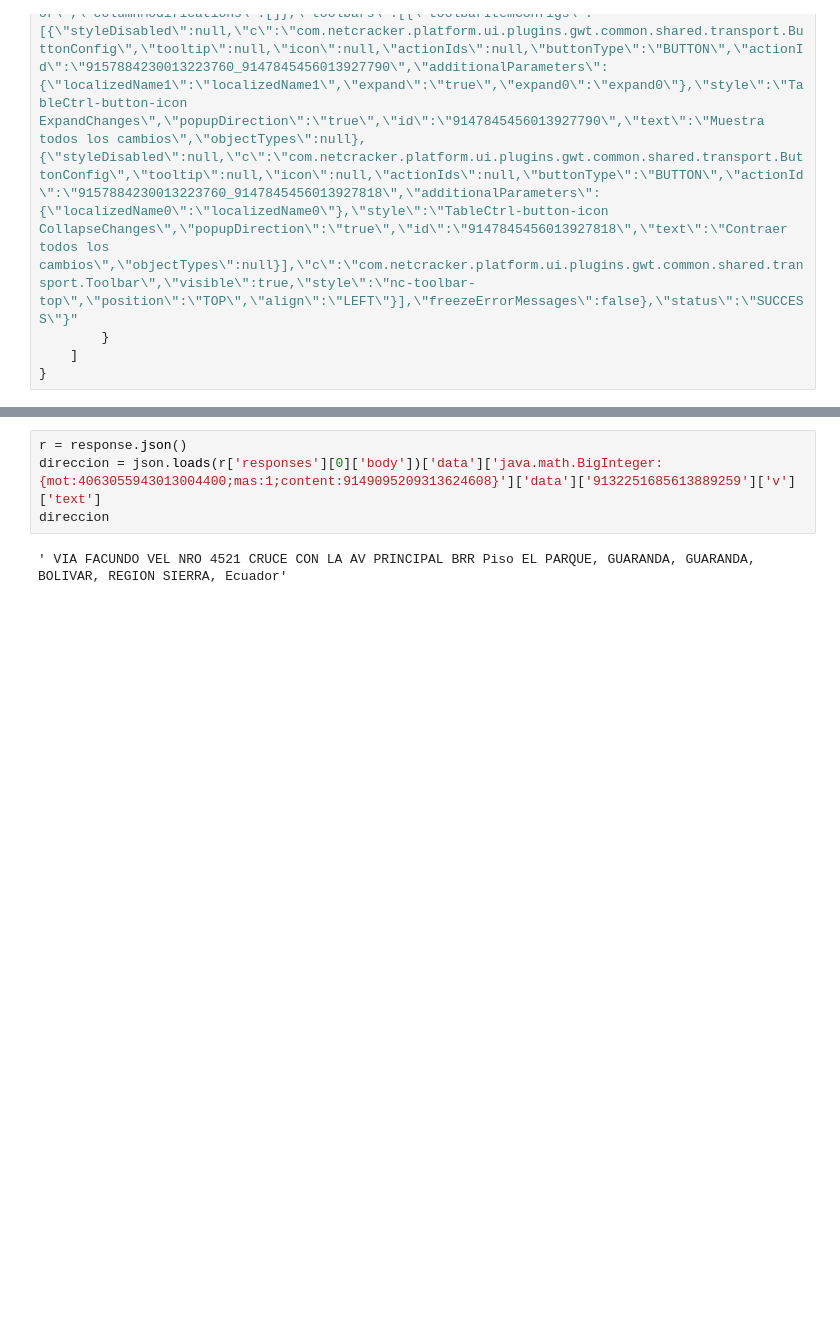
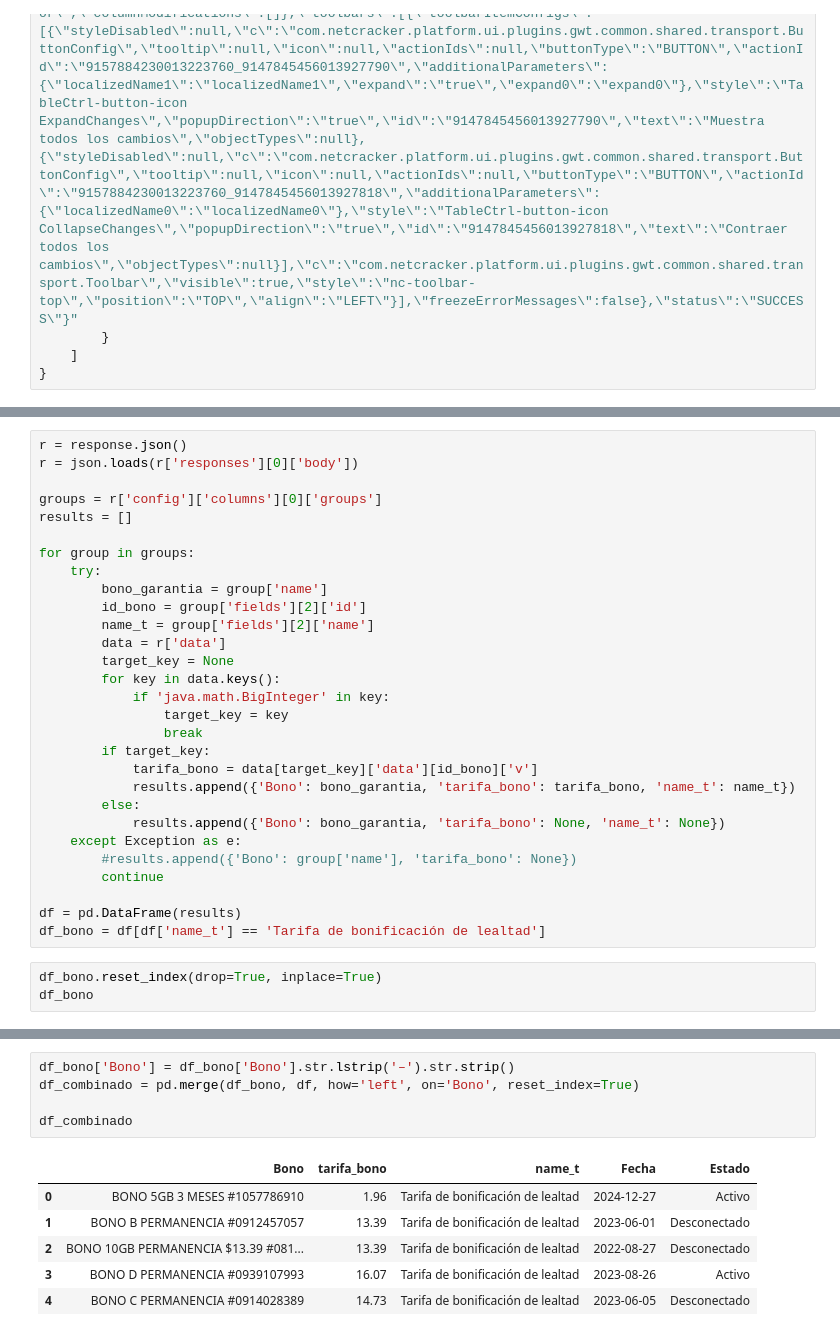
Before and after one commit to Jaimendo99/moviAPI, a Jupyter notebook: prueba.ipynb, the cells around one changed output, grey strips where cells are left out. Saved outputs shown, nothing was run; the diff lists cells and outputs as text; blank space fills up the shorter version.

```diff
--- a/prueba.ipynb
+++ b/prueba.ipynb
@@ -359,0 +503,32 @@ tipo_de_contacto
+# %%
+r = response.json()
+r = json.loads(r['responses'][0]['body'])
+
+groups = r['config']['columns'][0]['groups']
+results = []
+
+for group in groups:
+    try:
+        bono_garantia = group['name']
+        id_bono = group['fields'][2]['id']
+        name_t = group['fields'][2]['name']
+        data = r['data']
+        target_key = None
+        for key in data.keys():
+            if 'java.math.BigInteger' in key:
+                target_key = key
+                break
+        if target_key:
+            tarifa_bono = data[target_key]['data'][id_bono]['v']
+            results.append({'Bono': bono_garantia, 'tarifa_bono': tarifa_bono, 'name_t': name_t})
+        else:
+            results.append({'Bono': bono_garantia, 'tarifa_bono': None, 'name_t': None})
+    except Exception as e:
+        #results.append({'Bono': group['name'], 'tarifa_bono': None})
+        continue
+
+df = pd.DataFrame(results)
+df_bono = df[df['name_t'] == 'Tarifa de bonificación de lealtad']
+# %%
+df_bono.reset_index(drop=True, inplace=True)
+df_bono
@@ -485,6 +632,12 @@ print(response.text)
-# %%
-r = response.json()
-direccion = json.loads(r['responses'][0]['body'])['data']['java.math.BigInteger:{mot:4063055943013004400;mas:1;content:9149095209313624608}']['data']['9132251685613889259']['v']['text']
-direccion
-# %% [output]
-' VIA FACUNDO VEL NRO 4521 CRUCE CON LA AV PRINCIPAL BRR Piso EL PARQUE, GUARANDA, GUARANDA, BOLIVAR, REGION SIERRA, Ecuador'
+# %%
+df_bono['Bono'] = df_bono['Bono'].str.lstrip('–').str.strip()
+df_combinado = pd.merge(df_bono, df, how='left', on='Bono', reset_index=True)
+
+df_combinado
+# %% [output]
+|  | Bono | tarifa_bono | name_t | Fecha | Estado |
+| 0 | BONO 5GB 3 MESES #1057786910 | 1.96 | Tarifa de bonificación de lealtad | 2024-12-27 | Activo |
+| 1 | BONO B PERMANENCIA #0912457057 | 13.39 | Tarifa de bonificación de lealtad | 2023-06-01 | Desconectado |
+| 2 | BONO 10GB PERMANENCIA $13.39 #081... | 13.39 | Tarifa de bonificación de lealtad | 2022-08-27 | Desconectado |
+| 3 | BONO D PERMANENCIA #0939107993 | 16.07 | Tarifa de bonificación de lealtad | 2023-08-26 | Activo |
+| 4 | BONO C PERMANENCIA #0914028389 | 14.73 | Tarifa de bonificación de lealtad | 2023-06-05 | Desconectado |
```
Also changed, not shown: parts of 25 cells of this notebook, 1 other file.
